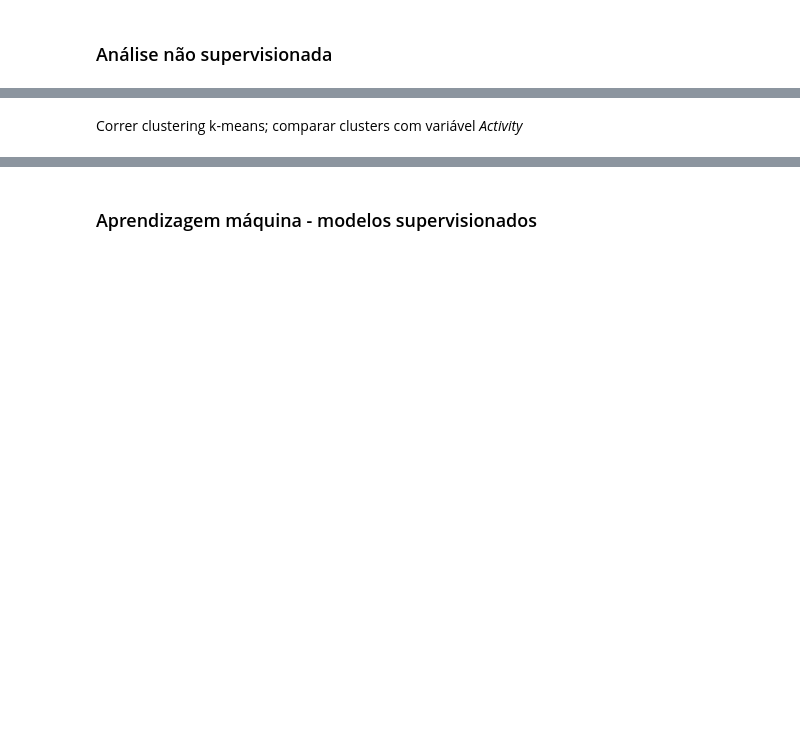
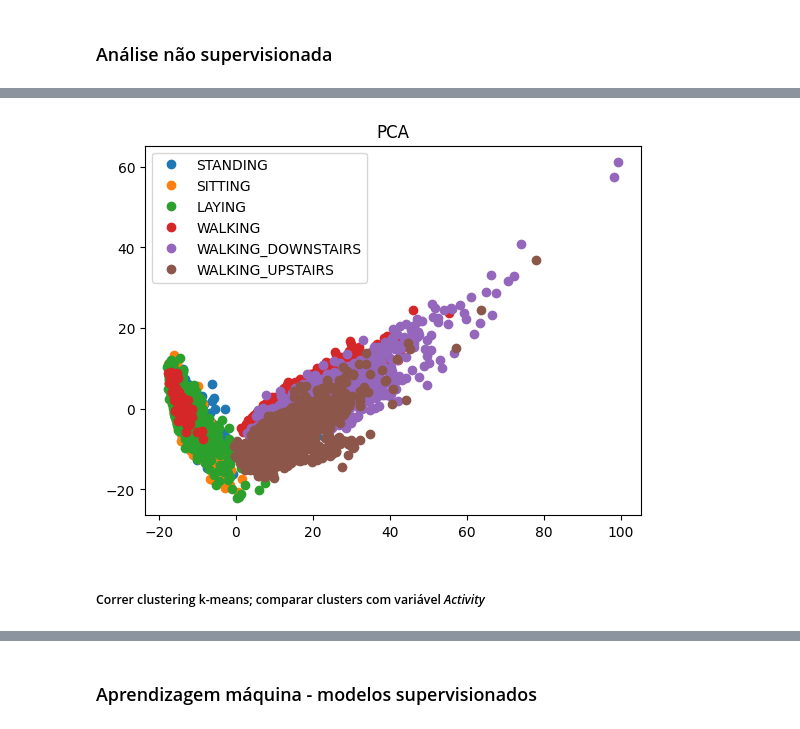
Before and after one commit to camilababo/SIB-ML-Portfolio, a Jupyter notebook: scripts/lecture_exercises/lecture6/aula6-ficha_enunciado.ipynb, the cells around one changed output, grey strips where cells are left out. Saved outputs shown, nothing was run; the diff lists cells and outputs as text; code cells hidden in the pictures; blank space fills up the shorter version.

```diff
--- a/scripts/lecture_exercises/lecture6/aula6-ficha_enunciado.ipynb
+++ b/scripts/lecture_exercises/lecture6/aula6-ficha_enunciado.ipynb
@@ -206,2 +276,12 @@ Construir scores plot com os resultados do PCA e comparar com variável *Activit
+# %%
+for activity in allXy['Activity'].unique(): # for each activity in the dataset
+    score_plot = allXy.index[allXy['Activity'] == activity] - 1  # removes first row (header)
+    plt.plot(x_reduced[score_plot, 0], x_reduced[score_plot, 1], 'o', label=activity) # plots the data points for each activity in the reduced space defined by the first two principal components explain the most variance in the data
+
+plt.title("PCA")
+plt.legend(loc='best', shadow=False)
+plt.show()
+# %% [output]
+[figure, added]
 # %% [markdown]
-Correr clustering k-means; comparar clusters com variável *Activity*
+##### Correr clustering k-means; comparar clusters com variável *Activity*
```
Also changed, not shown: parts of 39 cells of this notebook, 16 other files.
